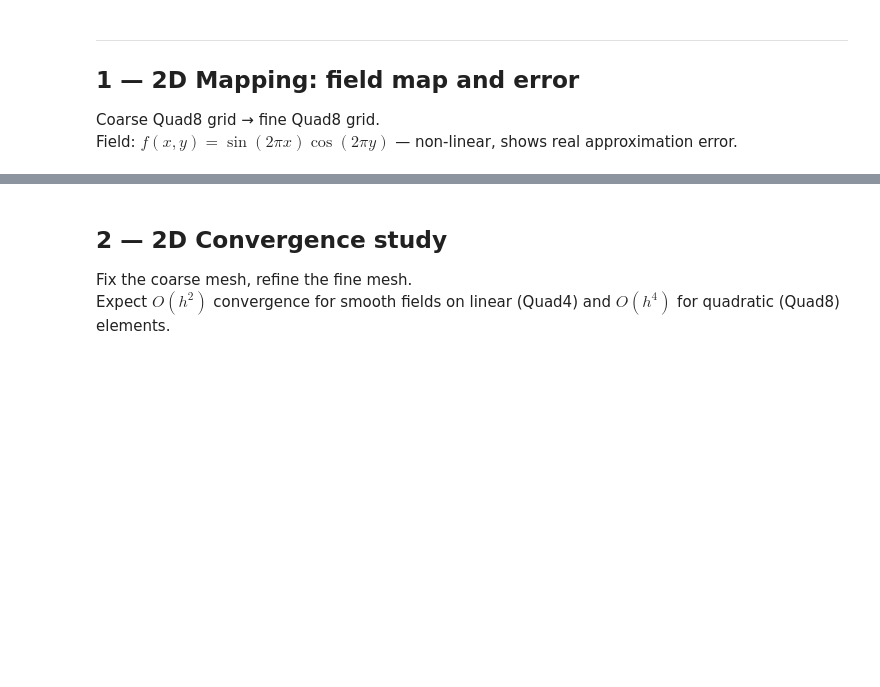
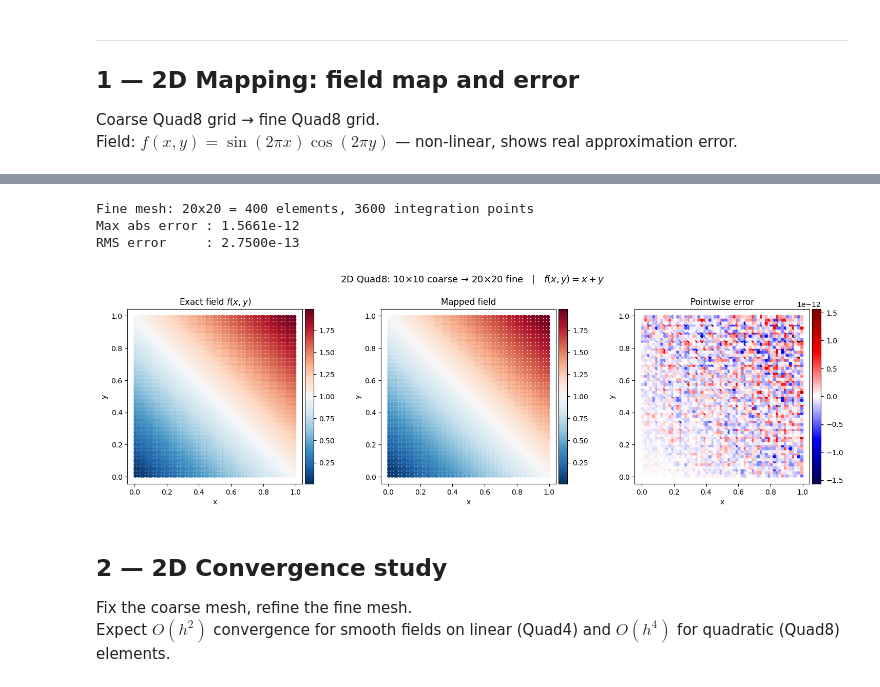
Before and after one commit to sgesell/l2-map-engine, a Jupyter notebook: analytics/mapping_analysis.ipynb, the cells around one changed output, grey strips where cells are left out. Cells and saved outputs as stored; diff of their text form; code cells hidden in the pictures; blank space fills up the shorter version.

```diff
--- a/analytics/mapping_analysis.ipynb
+++ b/analytics/mapping_analysis.ipynb
@@ -235,3 +245,60 @@ plt.show()
+# %%
+# --- Build meshes ---
+nx_c, ny_c = 10, 10
+nx_f, ny_f = 20, 20
+
+nodes_c, elems_c = make_quad8_mesh(nx_c, ny_c)
+nodes_f, elems_f = make_quad8_mesh(nx_f, ny_f)
+
+f2d = lambda x, y: x+y
+
+field_c = make_quad8_field(nodes_c, elems_c, f2d)
+
+# --- Map ---
+result = l2map_py.map_integration_points(
+    nodes_f, elems_f, nodes_c, elems_c, field_c,
+    element_type="Quad8", n_threads=-1
+)
+
+# --- Reference: exact field at fine integration points ---
+ipts = np.array(result.ipoint_coords)   # (M*9, 2)
+mapped = result.values[:, 0]            # (M*9,)
+exact  = f2d(ipts[:, 0], ipts[:, 1])
+error  = mapped - exact
+
+print(f"Fine mesh: {nx_f}x{ny_f} = {nx_f*ny_f} elements, {len(mapped)} integration points")
+print(f"Max abs error : {np.max(np.abs(error)):.4e}")
+print(f"RMS error     : {np.sqrt(np.mean(error**2)):.4e}")
+# %% [output]
+Fine mesh: 20x20 = 400 elements, 3600 integration points
+Max abs error : 1.5661e-12
+RMS error     : 2.7500e-13
+# %%
+fig, axes = plt.subplots(1, 3, figsize=(15, 4.5))
+
+def scatter_field(ax, pts, vals, title, cmap='RdBu_r', symm=False):
+    vmax = np.max(np.abs(vals)) if symm else None
+    vmin = -vmax if symm else None
+    sc = ax.scatter(pts[:, 0], pts[:, 1], c=vals, cmap=cmap,
+                    s=18, vmin=vmin, vmax=vmax)
+    ax.set_title(title, fontsize=12)
+    ax.set_aspect('equal')
+    ax.set_xlabel('x'); ax.set_ylabel('y')
+    divider = make_axes_locatable(ax)
+    cax = divider.append_axes('right', size='5%', pad=0.05)
+    fig.colorbar(sc, cax=cax)
+
+scatter_field(axes[0], ipts, exact,  'Exact field $f(x,y)$')
+scatter_field(axes[1], ipts, mapped, 'Mapped field')
+scatter_field(axes[2], ipts, error,  'Pointwise error', cmap='seismic', symm=True)
+
+plt.suptitle(f'2D Quad8: {nx_c}×{nx_c} coarse → {nx_f}×{nx_f} fine   |   '
+             f'$f(x,y)= x+y$', fontsize=13, y=1.01)
+plt.tight_layout()
+plt.savefig('2d_field_map_simple.png', dpi=150, bbox_inches='tight')
+plt.show()
+# %% [output]
+[figure, added]
 # %% [markdown]
 ## 2 — 2D Convergence study
 
```
Also changed, not shown: parts of 16 cells of this notebook, 13 other files.
